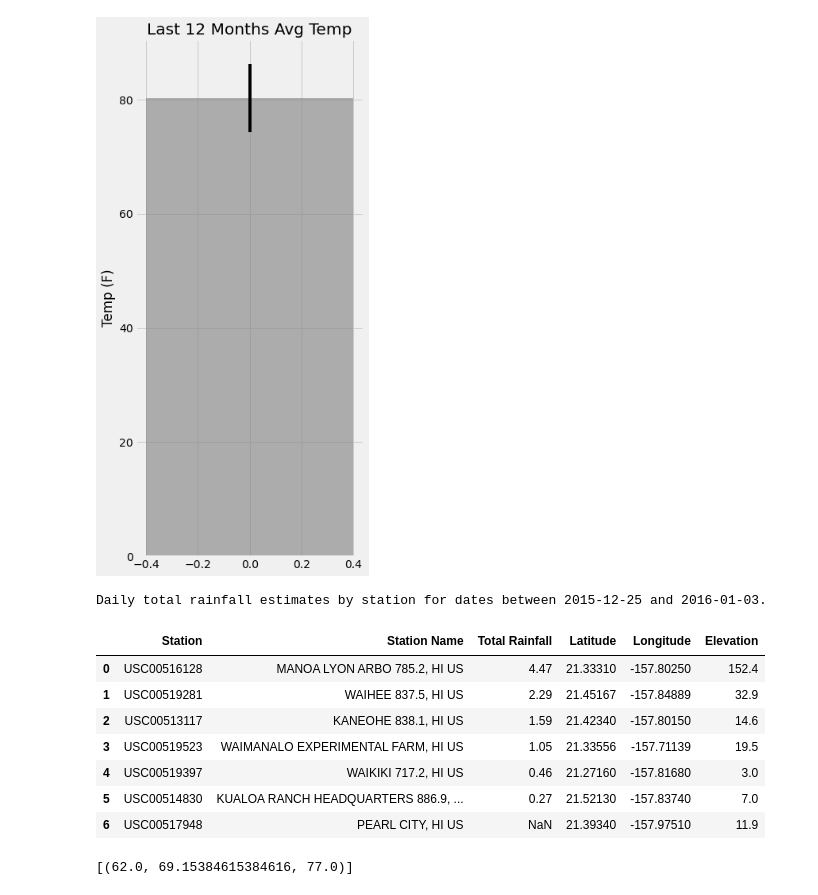
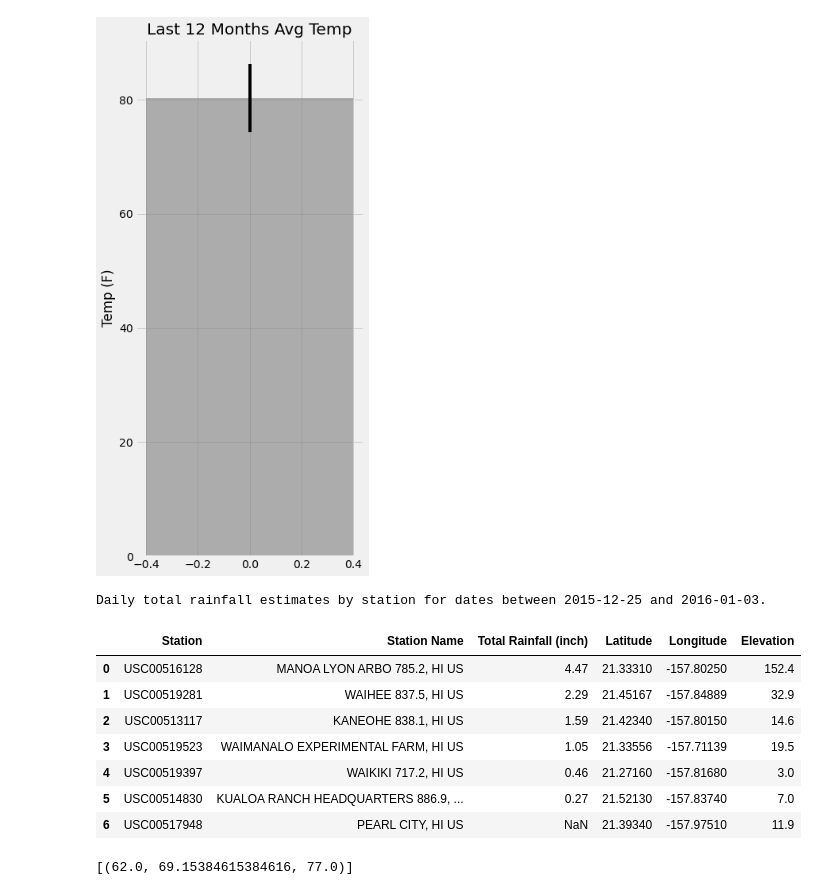
Before and after one commit to Franco1230/10-SQLalchemy-Challenge, a Jupyter notebook: SQLalchemy/climate_analysis.ipynb, the cells around one changed output. Saved outputs shown, nothing was run; the diff lists cells and outputs as text; code cells hidden in the pictures.

```diff
--- a/SQLalchemy/climate_analysis.ipynb
+++ b/SQLalchemy/climate_analysis.ipynb
@@ -334,31 +397,31 @@ plt.show()
 # %%
 # Calculate the total amount of rainfall per weather station for your trip dates using the previous year's matching dates.
 # Sort this in descending order by precipitation amount and list the station, name, latitude, longitude, and elevation
 formatted_start_date = dt.datetime.strptime(start_date, "%Y-%m-%d")
 formatted_end_date = dt.datetime.strptime(end_date, "%Y-%m-%d")
 
 previous_year_start_date = dt.date(formatted_start_date.year - 1, formatted_start_date.month, formatted_start_date.day)
 previous_year_end_date = dt.date(formatted_end_date.year - 1, formatted_end_date.month, formatted_end_date.day)
 
 total_rainfall_by_st = (session.query(Measurement.station,Station.name,func.sum(Measurement.prcp),
                                       Station.latitude,Station.longitude,Station.elevation).\
                                       filter(Measurement.date >= previous_year_start_date).\
                                       filter(Measurement.date <= previous_year_end_date).\
                                       filter(Measurement.station == Station.station).\
                                       group_by(Measurement.station).\
                                       order_by(func.sum(Measurement.prcp).desc()).all())
 
 print(f"Daily total rainfall estimates by station for dates between {previous_year_start_date} and {previous_year_end_date}.")
 total_rainfall_by_st_df = pd.DataFrame(total_rainfall_by_st, columns = ["Station",
                                                                         "Station Name",
-                                                                        "Total Rainfall",
+                                                                        "Total Rainfall (inch)",
                                                                         "Latitude",
                                                                         "Longitude",
                                                                         "Elevation"])
 total_rainfall_by_st_df
 # %% [output]
 Daily total rainfall estimates by station for dates between 2015-12-25 and 2016-01-03.
-|  | Station | Station Name | Total Rainfall | Latitude | Longitude | Elevation |
+|  | Station | Station Name | Total Rainfall (inch) | Latitude | Longitude | Elevation |
 | 0 | USC00516128 | MANOA LYON ARBO 785.2, HI US | 4.47 | 21.33310 | -157.80250 | 152.4 |
 | 1 | USC00519281 | WAIHEE 837.5, HI US | 2.29 | 21.45167 | -157.84889 | 32.9 |
 | 2 | USC00513117 | KANEOHE 838.1, HI US | 1.59 | 21.42340 | -157.80150 | 14.6 |
```
Also changed, not shown: parts of 13 cells of this notebook, 4 other files.
